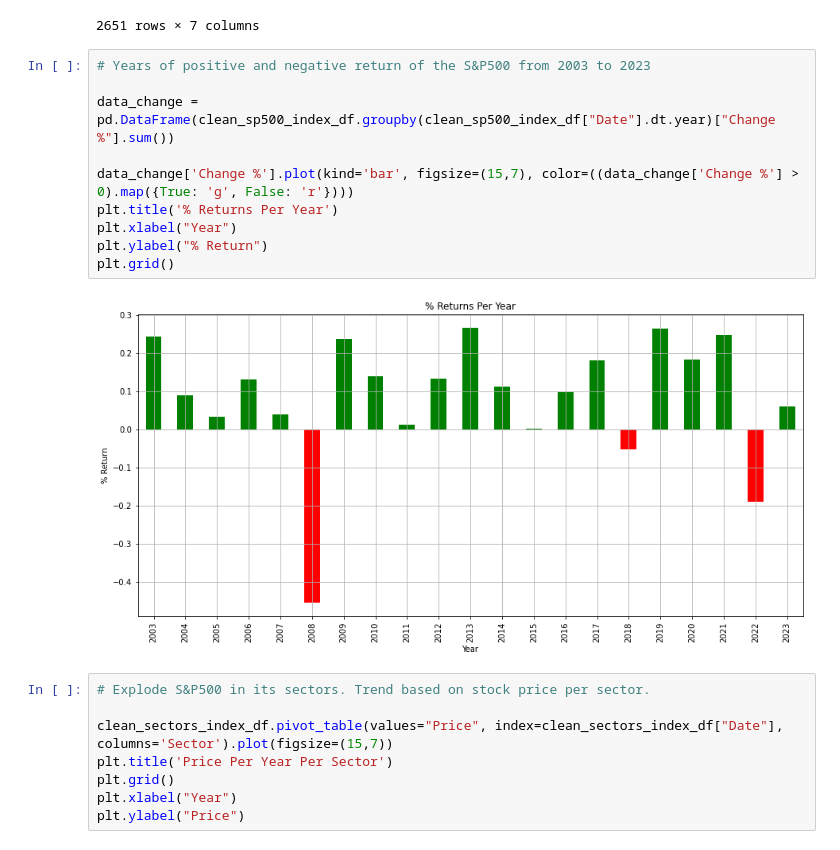
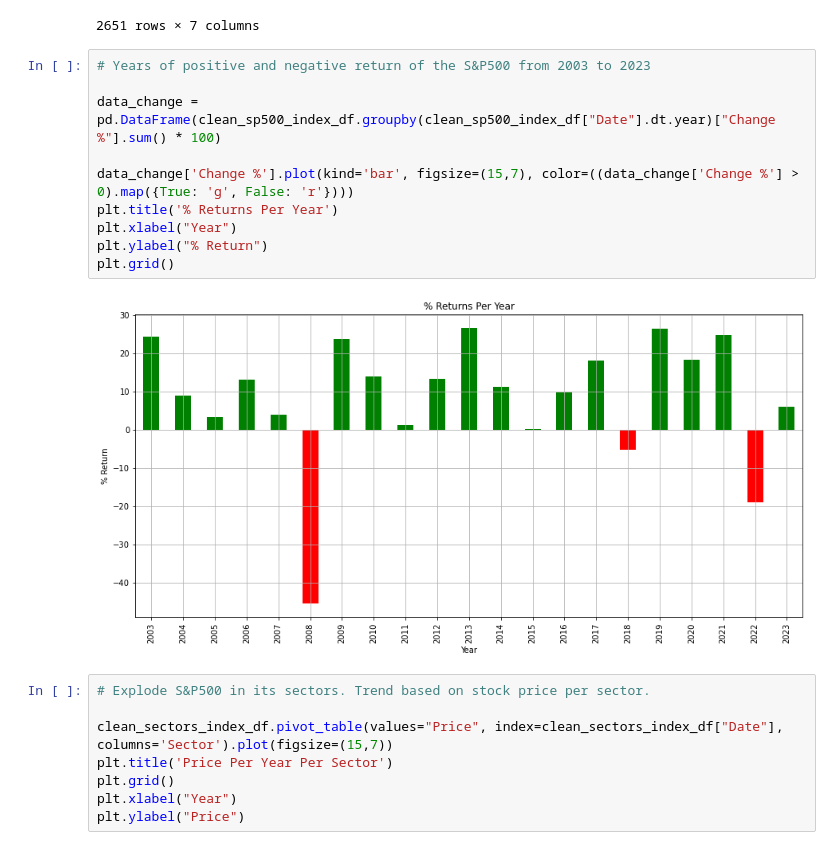
Before and after one commit to rocklurva/Mini-Project-1, a Jupyter notebook: main.ipynb, the cells around one changed output. Cells and saved outputs as stored; diff of their text form.

```diff
--- a/main.ipynb
+++ b/main.ipynb
@@ -321,15 +321,15 @@ clean_sectors_index_df
 # %%
 # Years of positive and negative return of the S&P500 from 2003 to 2023
 
-data_change = pd.DataFrame(clean_sp500_index_df.groupby(clean_sp500_index_df["Date"].dt.year)["Change %"].sum())
+data_change = pd.DataFrame(clean_sp500_index_df.groupby(clean_sp500_index_df["Date"].dt.year)["Change %"].sum() * 100)
 
 data_change['Change %'].plot(kind='bar', figsize=(15,7), color=((data_change['Change %'] > 0).map({True: 'g', False: 'r'})))
 plt.title('% Returns Per Year')
 plt.xlabel("Year")
 plt.ylabel("% Return")
 plt.grid()
 # %% [output]
-[figure, old version]
+[figure, new version]
 # %%
 # Explode S&P500 in its sectors. Trend based on stock price per sector.
 
```
Also changed, not shown: parts of 11 cells of this notebook.
